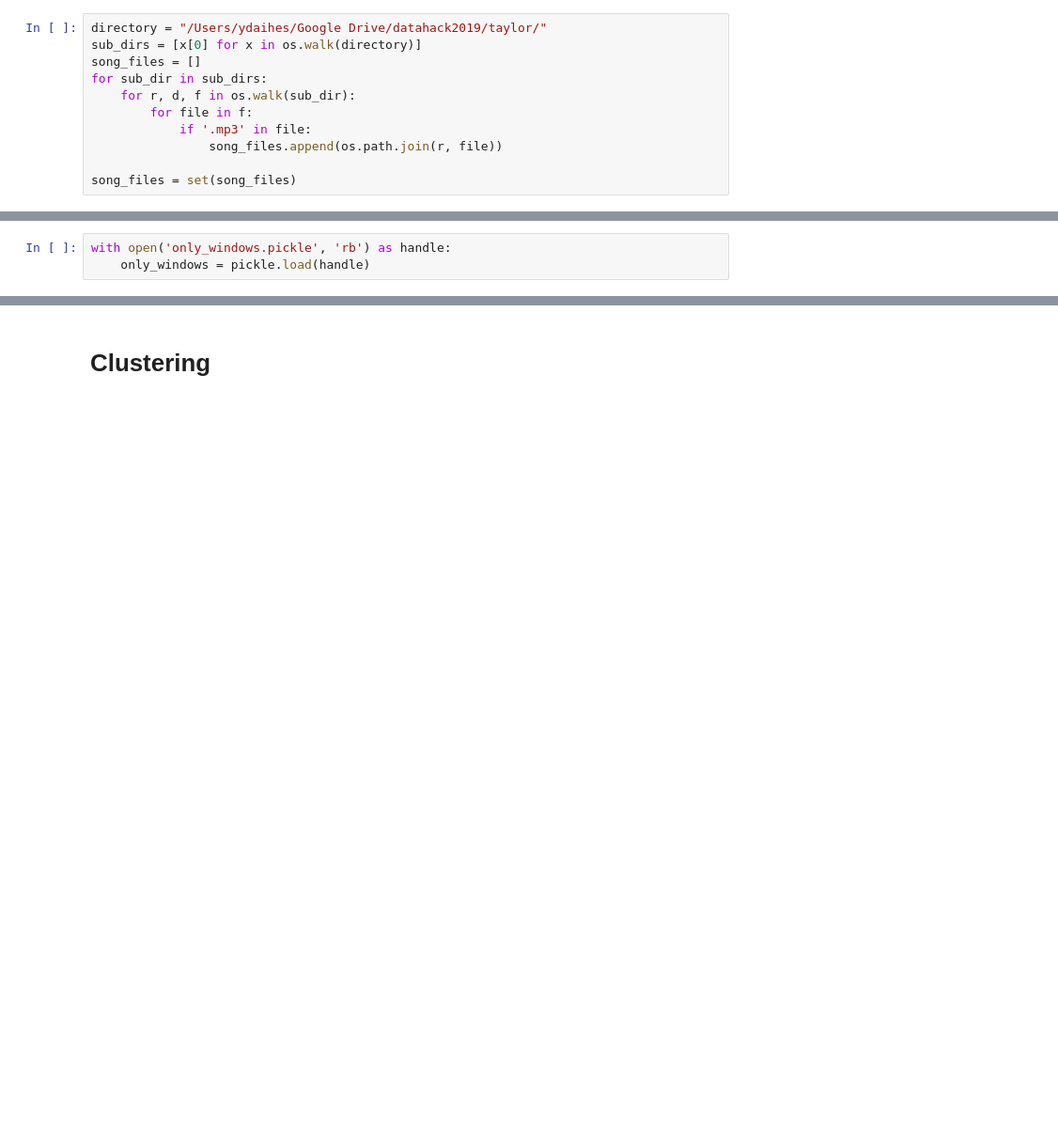
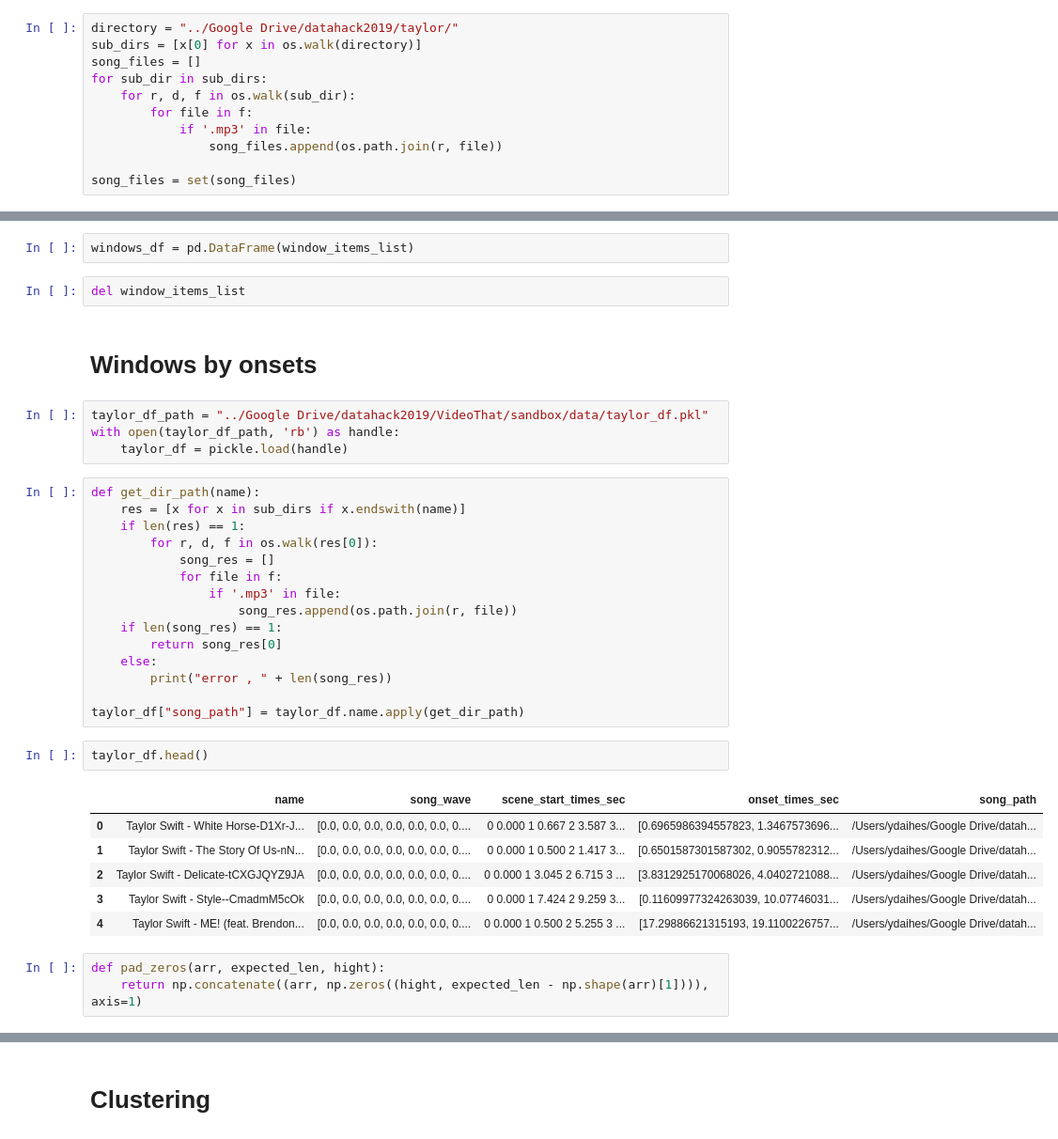
Before and after one commit to Sharonio/VideoThat, a Jupyter notebook: sandbox/Yael.ipynb, the cells around one changed output, grey strips where cells are left out. Shown at 94% size. Saved outputs shown, nothing was run; the diff lists cells and outputs as text; blank space fills up the shorter version.

```diff
--- a/sandbox/Yael.ipynb
+++ b/sandbox/Yael.ipynb
@@ -21,5 +25,5 @@ from sklearn.cluster import DBSCAN
 # %%
-directory = "/Users/ydaihes/Google Drive/datahack2019/taylor/"
+directory = "../Google Drive/datahack2019/taylor/"
 sub_dirs = [x[0] for x in os.walk(directory)]
 song_files = []
 for sub_dir in sub_dirs:
@@ -67,3 +76,37 @@ with open('only_windows.pickle', 'wb') as handle:
+# %%
+windows_df = pd.DataFrame(window_items_list)
+# %%
+del window_items_list
+# %% [markdown]
+# Windows by onsets
 # %%
-with open('only_windows.pickle', 'rb') as handle:
-    only_windows = pickle.load(handle)
+taylor_df_path = "../Google Drive/datahack2019/VideoThat/sandbox/data/taylor_df.pkl"
+with open(taylor_df_path, 'rb') as handle:
+    taylor_df = pickle.load(handle)
+# %%
+def get_dir_path(name):
+    res = [x for x in sub_dirs if x.endswith(name)]
+    if len(res) == 1:
+        for r, d, f in os.walk(res[0]):
+            song_res = []
+            for file in f:
+                if '.mp3' in file:
+                    song_res.append(os.path.join(r, file))
+    if len(song_res) == 1:
+        return song_res[0]
+    else:
+        print("error , " + len(song_res))
+
+taylor_df["song_path"] = taylor_df.name.apply(get_dir_path)
+# %%
+taylor_df.head()
+# %% [output]
+|  | name | song_wave | scene_start_times_sec | onset_times_sec | song_path |
+| 0 | Taylor Swift - White Horse-D1Xr-J... | [0.0, 0.0, 0.0, 0.0, 0.0, 0.0, 0.... | 0 0.000 1 0.667 2 3.587 3... | [0.6965986394557823, 1.3467573696... | /Users/ydaihes/Google Drive/datah... |
+| 1 | Taylor Swift - The Story Of Us-nN... | [0.0, 0.0, 0.0, 0.0, 0.0, 0.0, 0.... | 0 0.000 1 0.500 2 1.417 3... | [0.6501587301587302, 0.9055782312... | /Users/ydaihes/Google Drive/datah... |
+| 2 | Taylor Swift - Delicate-tCXGJQYZ9JA | [0.0, 0.0, 0.0, 0.0, 0.0, 0.0, 0.... | 0 0.000 1 3.045 2 6.715 3 ... | [3.8312925170068026, 4.0402721088... | /Users/ydaihes/Google Drive/datah... |
+| 3 | Taylor Swift - Style--CmadmM5cOk | [0.0, 0.0, 0.0, 0.0, 0.0, 0.0, 0.... | 0 0.000 1 7.424 2 9.259 3... | [0.11609977324263039, 10.07746031... | /Users/ydaihes/Google Drive/datah... |
+| 4 | Taylor Swift - ME! (feat. Brendon... | [0.0, 0.0, 0.0, 0.0, 0.0, 0.0, 0.... | 0 0.000 1 0.500 2 5.255 3 ... | [17.29886621315193, 19.1100226757... | /Users/ydaihes/Google Drive/datah... |
+# %%
+def pad_zeros(arr, expected_len, hight):
+    return np.concatenate((arr, np.zeros((hight, expected_len - np.shape(arr)[1]))), axis=1)
```
Also changed, not shown: parts of 19 cells of this notebook.
